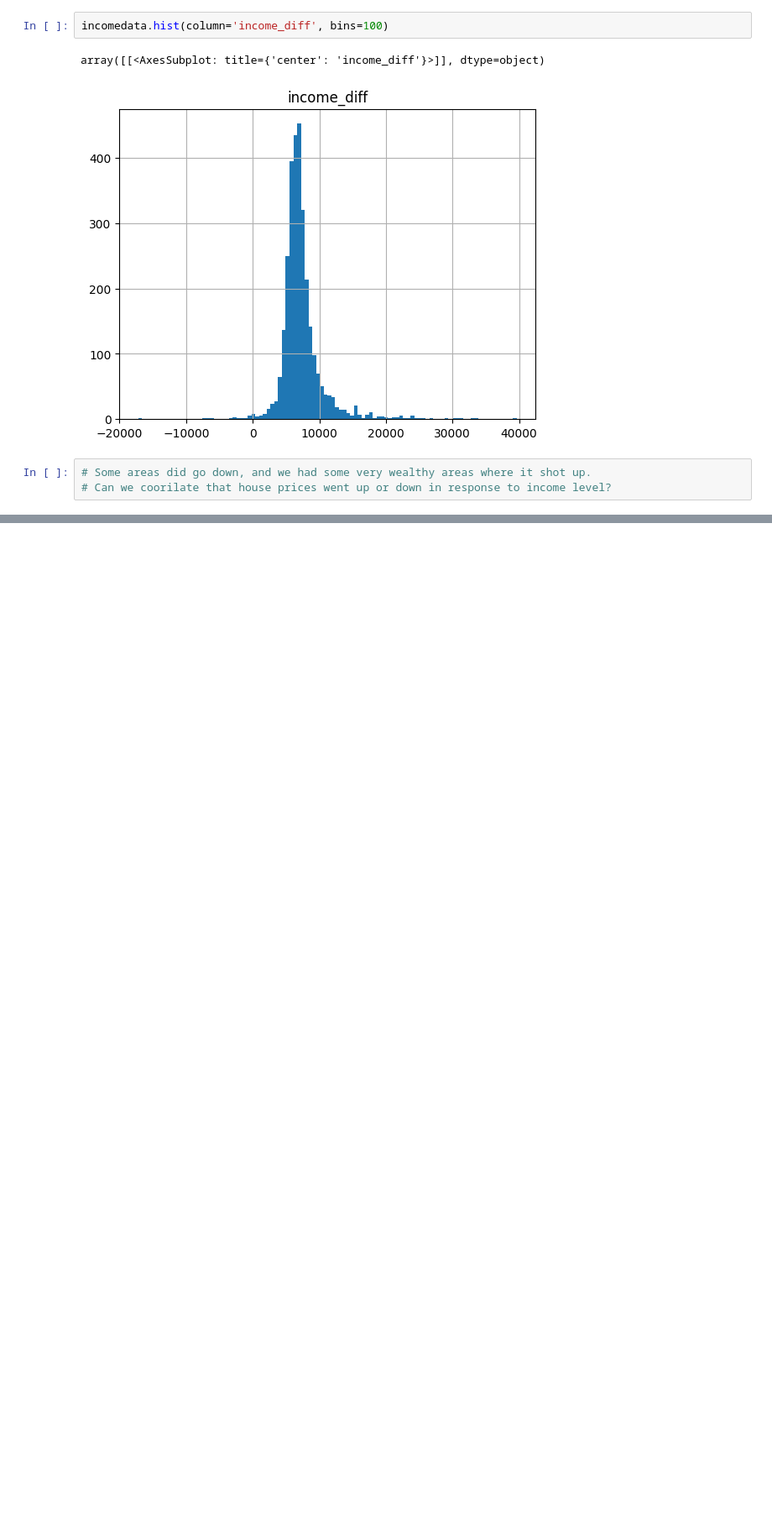
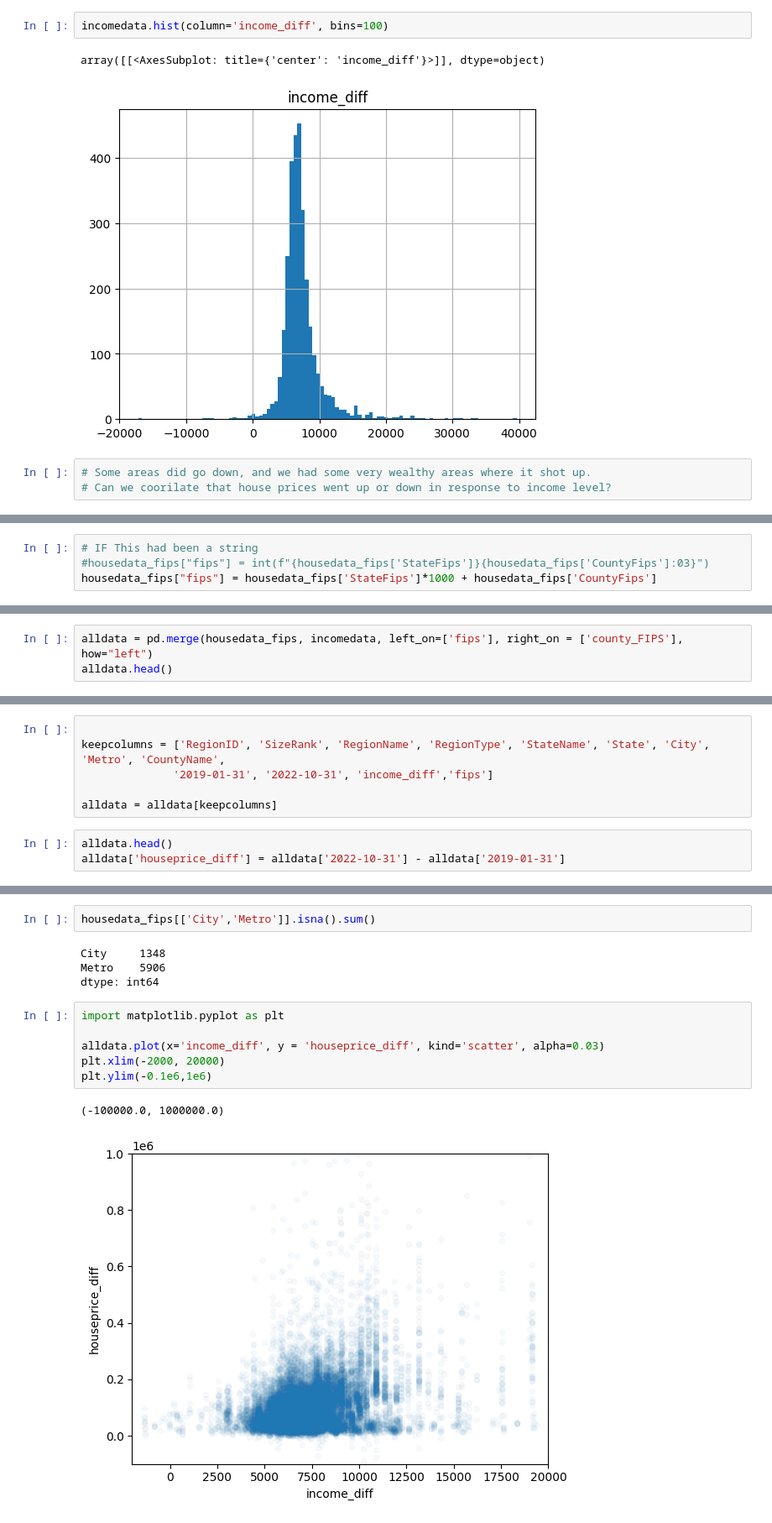
Before and after one commit to Ministry-of-Product/opscore, a Jupyter notebook: education-income-explore.ipynb, the cells around one changed output, grey strips where cells are left out. Shown at 84% size. Cells and saved outputs as stored; diff of their text form; blank space fills up the shorter version.

```diff
--- a/education-income-explore.ipynb
+++ b/education-income-explore.ipynb
@@ -61,0 +179,4 @@ array([[<AxesSubplot: title={'center': 'income_diff'}>]], dtype=object)
+# %%
+# IF This had been a string
+#housedata_fips["fips"] = int(f"{housedata_fips['StateFips']}{housedata_fips['CountyFips']:03}")
+housedata_fips["fips"] = housedata_fips['StateFips']*1000 + housedata_fips['CountyFips']
@@ -61,0 +193,3 @@ array([[<AxesSubplot: title={'center': 'income_diff'}>]], dtype=object)
+# %%
+alldata = pd.merge(housedata_fips, incomedata, left_on=['fips'], right_on = ['county_FIPS'], how="left")
+alldata.head()
@@ -61,0 +225,9 @@ array([[<AxesSubplot: title={'center': 'income_diff'}>]], dtype=object)
+# %%
+
+keepcolumns = ['RegionID', 'SizeRank', 'RegionName', 'RegionType', 'StateName', 'State', 'City', 'Metro', 'CountyName',
+              '2019-01-31', '2022-10-31', 'income_diff','fips']
+
+alldata = alldata[keepcolumns]
+# %%
+alldata.head()
+alldata['houseprice_diff'] = alldata['2022-10-31'] - alldata['2019-01-31']
@@ -61,0 +252,15 @@ array([[<AxesSubplot: title={'center': 'income_diff'}>]], dtype=object)
+# %%
+housedata_fips[['City','Metro']].isna().sum()
+# %% [output]
+City     1348
+Metro    5906
+dtype: int64
+# %%
+import matplotlib.pyplot as plt
+
+alldata.plot(x='income_diff', y = 'houseprice_diff', kind='scatter', alpha=0.03)
+plt.xlim(-2000, 20000)
+plt.ylim(-0.1e6,1e6)
+# %% [output]
+(-100000.0, 1000000.0)
+[figure, added]
```
Also changed, not shown: parts of 22 cells of this notebook.
